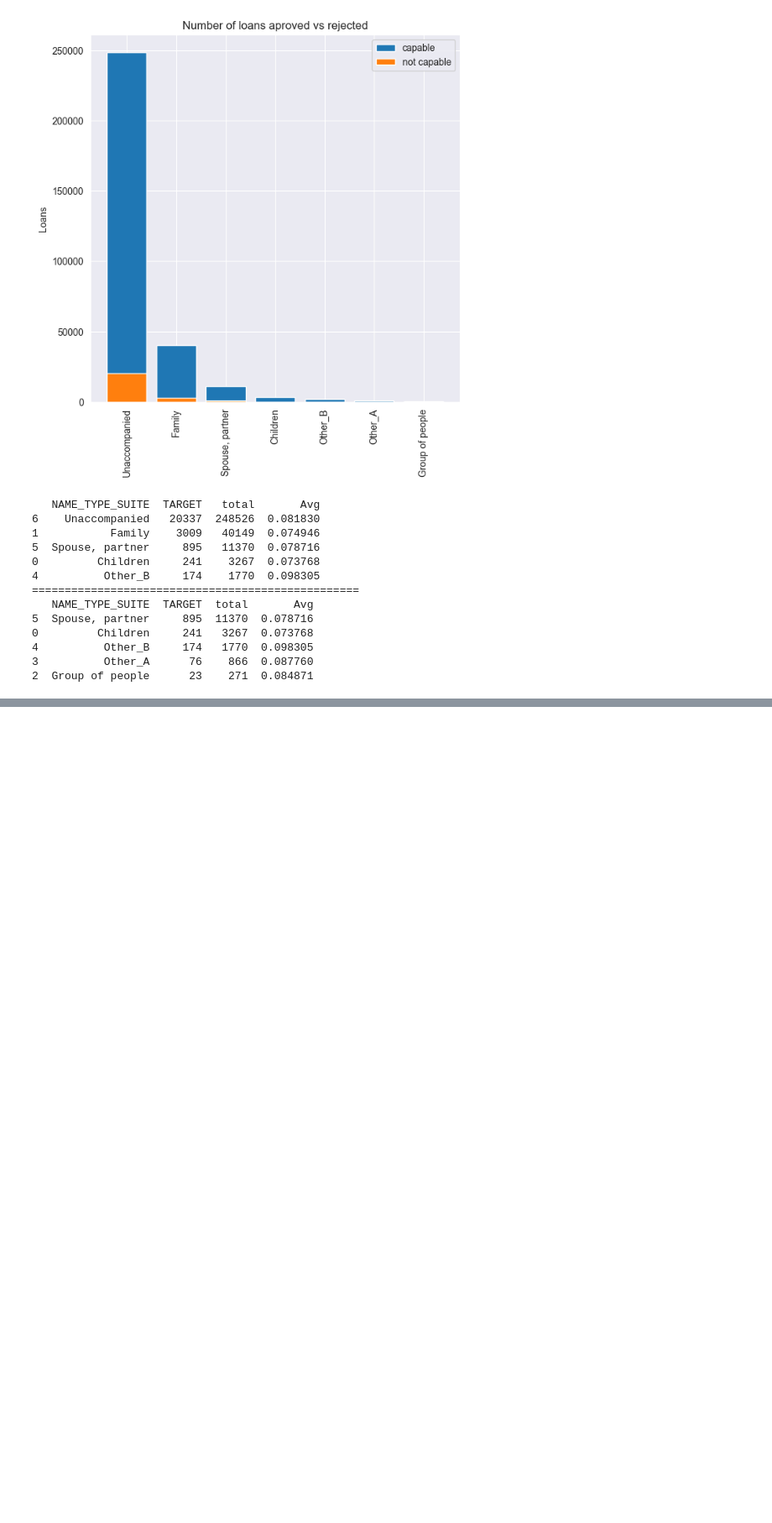
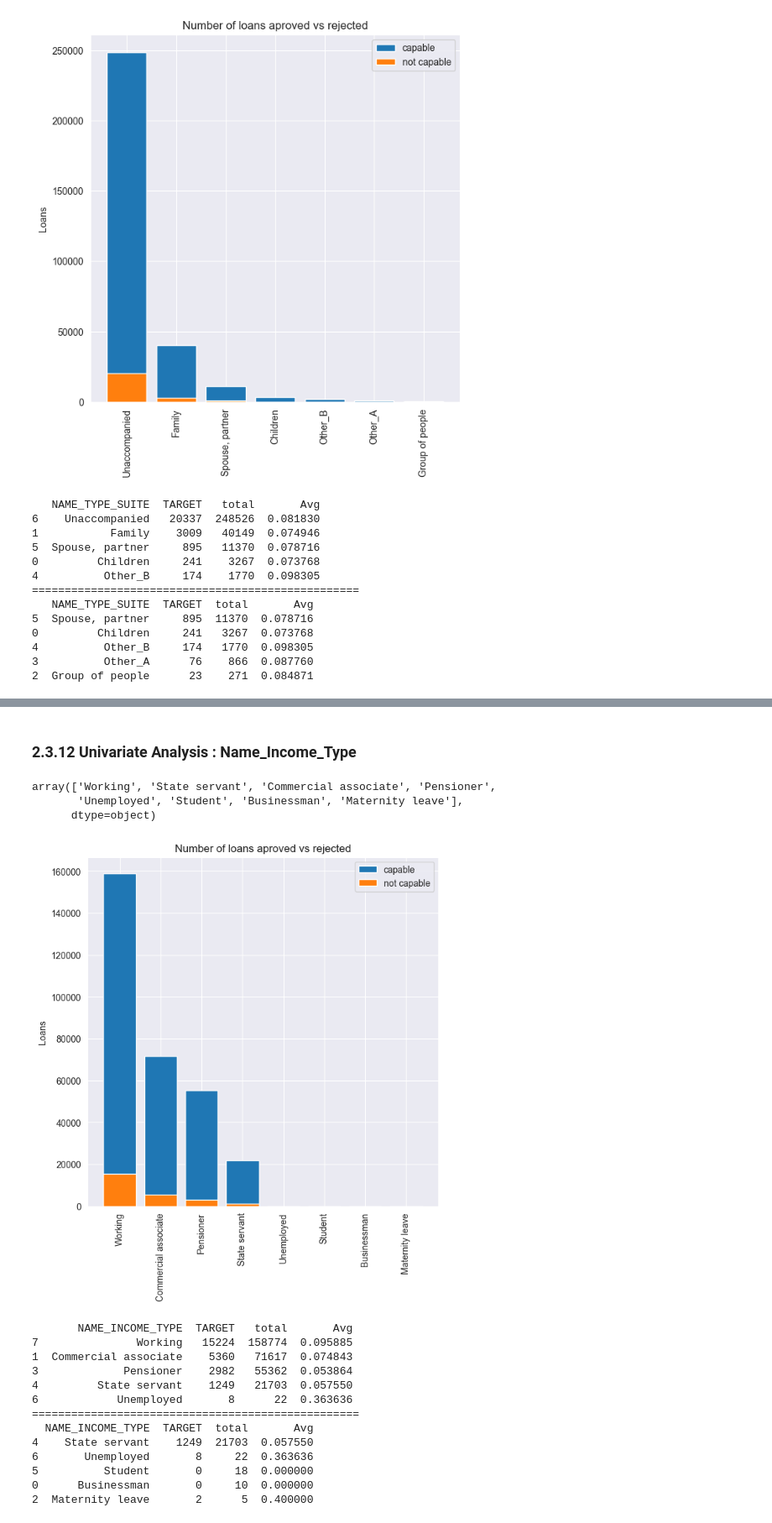
Before and after one commit to Dun-IT/lakehouse_homecredit, a Jupyter notebook: notebook/home_credit_default_risk.ipynb, the cells around one changed output, grey strips where cells are left out. Shown at 84% size. Saved outputs shown, nothing was run; the diff lists cells and outputs as text; code cells hidden in the pictures; blank space fills up the shorter version.

```diff
--- a/notebook/home_credit_default_risk.ipynb
+++ b/notebook/home_credit_default_risk.ipynb
@@ -83,18 +83,24 @@ def reduce_memory_usage(df):
 # %% [markdown]
 ## 2.1.  Basic Overview of the Train Data
 # %%
-train_data = pd.read_csv(
-    "s3://lakehouse/raw/application_train.csv",
-    storage_options={
-        "key":    "minio",            # AWS_ACCESS_KEY_ID
-        "secret": "minio_admin",      # AWS_SECRET_ACCESS_KEY
-        "client_kwargs": {
-            "endpoint_url": "http://localhost:9000"
-        }
-    }
-)
-print("N rows:", train_data.shape[0])
-print("N cols:", train_data.shape[1])
+# train_data = pd.read_csv(
+#     "s3://lakehouse/raw/application_train.csv",
+#     storage_options={
+#         "key":    "minio",            # AWS_ACCESS_KEY_ID
+#         "secret": "minio_admin",      # AWS_SECRET_ACCESS_KEY
+#         "client_kwargs": {
+#             "endpoint_url": "http://localhost:9000"
+#         }
+#     }
+# )
+# print("N rows:", train_data.shape[0])
+# print("N cols:", train_data.shape[1])
+#
+# train_data = reduce_memory_usage(train_data)
 
-train_data = reduce_memory_usage(train_data)
+
+train_data = reduce_memory_usage(pd.read_csv('../data/raw/application_train.csv'))
+print('Number of data points : ', train_data.shape[0])
+print('Number of features : ', train_data.shape[1])
+train_data.head()
 # %% [output]
@@ -492,0 +521,26 @@ univariate_barplots(train_data, 'NAME_TYPE_SUITE', 'TARGET', False)
+# %% [markdown]
+### 2.3.12 Univariate Analysis : Name_Income_Type
+# %%
+train_data['NAME_INCOME_TYPE'].unique() # Nhóm thu nhập
+# %% [output]
+array(['Working', 'State servant', 'Commercial associate', 'Pensioner',
+       'Unemployed', 'Student', 'Businessman', 'Maternity leave'],
+      dtype=object)
+# %%
+train_data['NAME_INCOME_TYPE'].fillna('Data_Not_Available', inplace=True)
+univariate_barplots(train_data, 'NAME_INCOME_TYPE', 'TARGET', False)
+# %% [output]
+[figure, added]
+       NAME_INCOME_TYPE  TARGET   total       Avg
+7               Working   15224  158774  0.095885
+1  Commercial associate    5360   71617  0.074843
+3             Pensioner    2982   55362  0.053864
+4         State servant    1249   21703  0.057550
+6            Unemployed       8      22  0.363636
+==================================================
+  NAME_INCOME_TYPE  TARGET  total       Avg
+4    State servant    1249  21703  0.057550
+6       Unemployed       8     22  0.363636
+5          Student       0     18  0.000000
+0      Businessman       0     10  0.000000
+2  Maternity leave       2      5  0.400000
```
Also changed, not shown: parts of 286 cells of this notebook, 6 other files.
